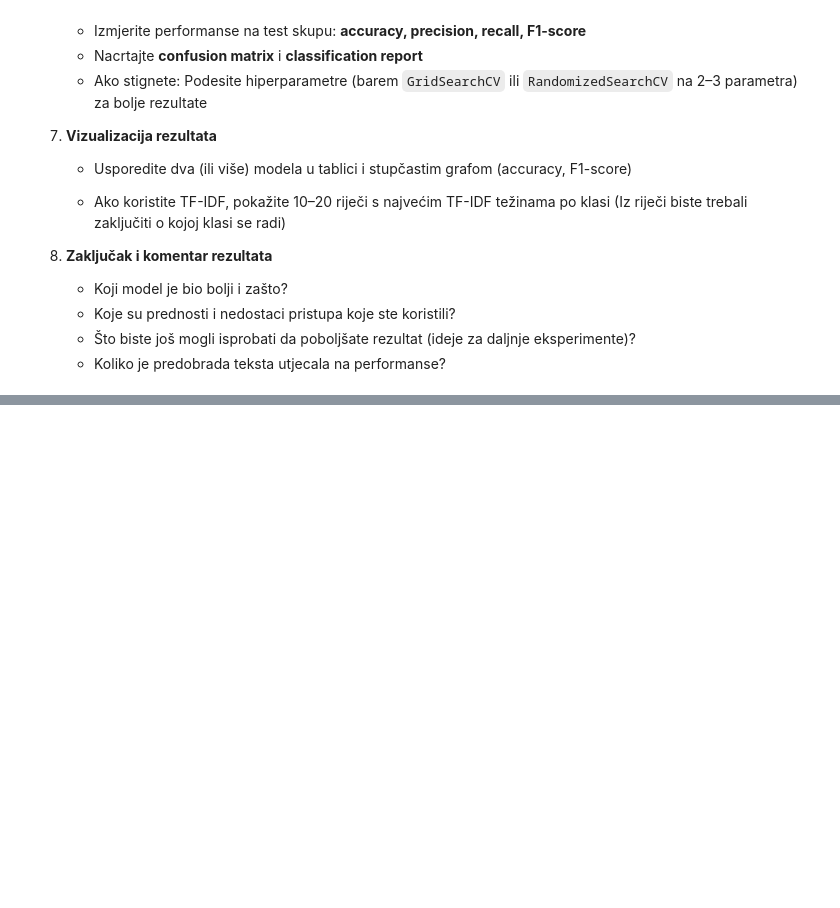
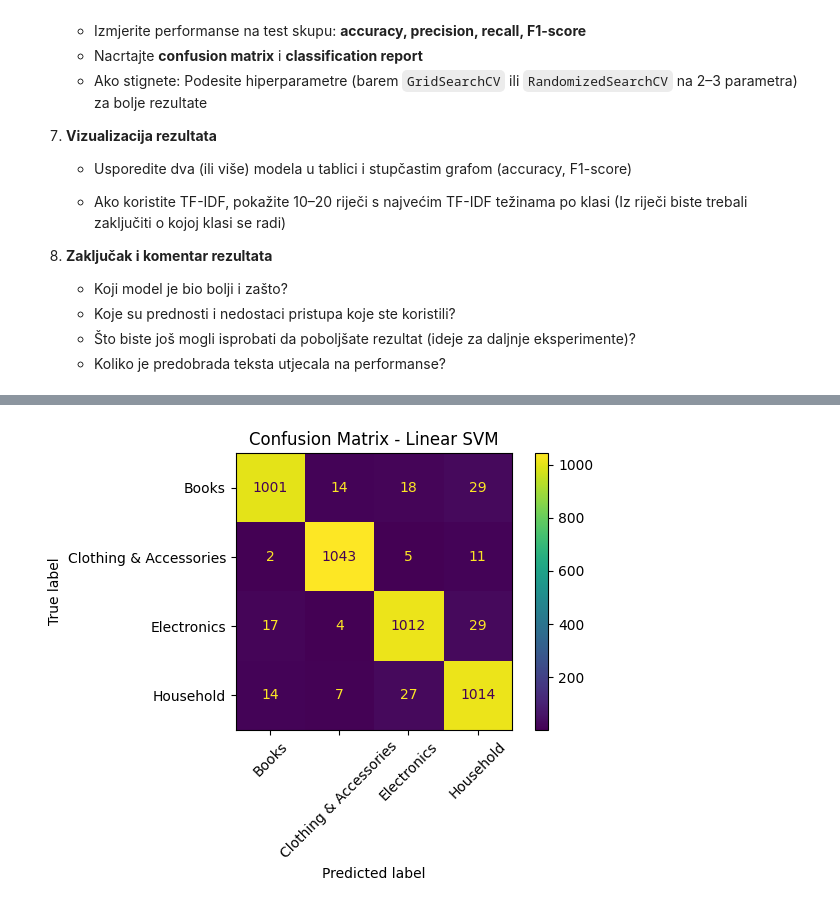
Before and after one commit to majavarsava/ObradaPrirodnogJezika-LV, a Jupyter notebook: NLP_LV3_bezrjesenja.ipynb, the cells around one changed output, grey strips where cells are left out. Cells and saved outputs as stored; diff of their text form; code cells hidden in the pictures; blank space fills up the shorter version.

```diff
--- a/NLP_LV3_bezrjesenja.ipynb
+++ b/NLP_LV3_bezrjesenja.ipynb
@@ -503,0 +461,13 @@ KeyboardInterrupt:
+# %%
+df = pd.read_csv("ecommerce_dataset/ecommerceDataset.csv")
+
+df.columns = ["Category", "Text"]
+
+print("=== First 5 rows ===")
+display(df.head())
+
+print("\n=== Dataset info ===")
+print(df.info())
+
+print("\n=== Class counts ===")
+print(df["Category"].value_counts())
@@ -503,0 +604,7 @@ KeyboardInterrupt:
+# %%
+#5
+label_encoder = LabelEncoder()
+y_train_enc = label_encoder.fit_transform(y_train)
+y_test_enc = label_encoder.transform(y_test)
+
+print("Classes:", label_encoder.classes_)
@@ -503,0 +613,68 @@ KeyboardInterrupt:
+# %%
+#6
+from sklearn.linear_model import LogisticRegression
+from sklearn.metrics import precision_recall_fscore_support
+from sklearn.metrics import ConfusionMatrixDisplay
+from sklearn.metrics import precision_recall_fscore_support
+
+
+def evaluate_model(name, model, X_train, y_train, X_test, y_test, class_names):
+    model.fit(X_train, y_train)
+    y_pred = model.predict(X_test)
+
+    acc = accuracy_score(y_test, y_pred)
+    prec, rec, f1, _ = precision_recall_fscore_support(
+        y_test, y_pred, average="macro"
+    )
+
+    print(f"\n=== {name} ===")
+    print(f"Accuracy:  {acc:.4f}")
+    print(f"Precision: {prec:.4f}")
+    print(f"Recall:    {rec:.4f}")
+    print(f"F1-score:  {f1:.4f}\n")
+
+    print("Classification Report:")
+    print(classification_report(y_test, y_pred, target_names=class_names))
+
+    cm = confusion_matrix(y_test, y_pred)
+    disp = ConfusionMatrixDisplay(confusion_matrix=cm, display_labels=class_names)
+    disp.plot(xticks_rotation=45)
+    plt.title(f"Confusion Matrix - {name}")
+    plt.tight_layout()
+    plt.show()
+
+
+class_names = label_encoder.classes_
+
+# Models
+svm_clf = LinearSVC(C=1.5)
+nb_clf = MultinomialNB(alpha=0.3)
+log_reg = LogisticRegression(max_iter=2000)
+
+# Evaluate models
+evaluate_model("Linear SVM", svm_clf, X_train, y_train_enc, X_test, y_test_enc, class_names)
+evaluate_model("Naive Bayes", nb_clf, X_train, y_train_enc, X_test, y_test_enc, class_names)
+evaluate_model("Logistic Regression", log_reg, X_train, y_train_enc, X_test, y_test_enc, class_names)
+
+# -------- GRIDSEARCH (SVM) --------
+param_grid = {
+    "C": [0.5, 1.0, 1.5, 2.0],
+    "class_weight": [None, "balanced"]
+}
+
+grid_svm = GridSearchCV(
+    LinearSVC(),
+    param_grid,
+    cv=3,
+    scoring="f1_macro",
+    n_jobs=-1,
+)
+
+grid_svm.fit(X_train, y_train_enc)
+
+print("\nBest SVM Params:", grid_svm.best_params_)
+print("Best CV F1-macro:", grid_svm.best_score_)
+
+best_svm = grid_svm.best_estimator_
+evaluate_model("Best SVM (GridSearch)", best_svm, X_train, y_train_enc, X_test, y_test_enc, class_names)
+# %% [output]
@@ -503,0 +698 @@ KeyboardInterrupt:
+[figure, added]
```
Also changed, not shown: parts of 14 cells of this notebook.
